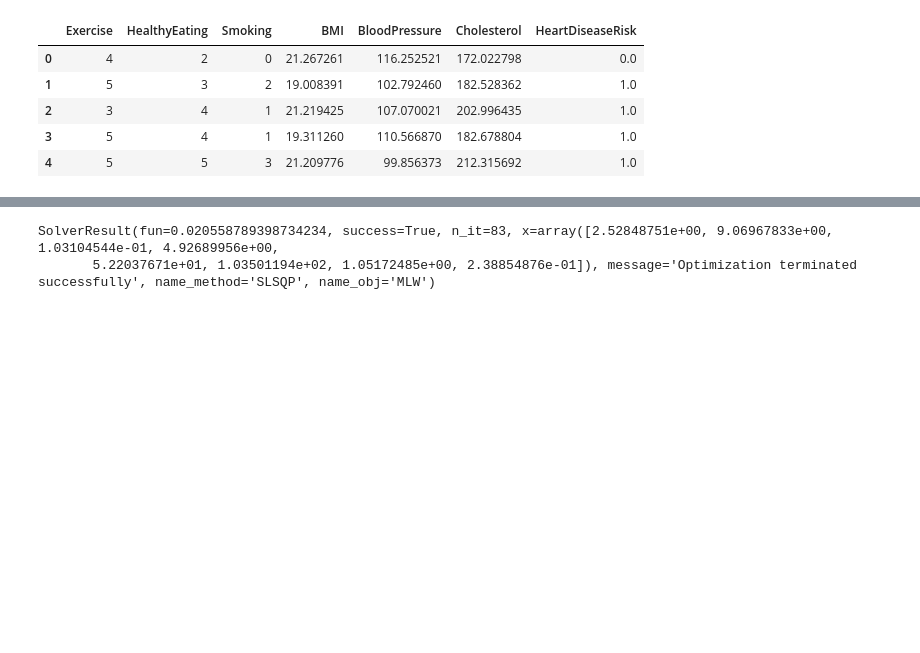
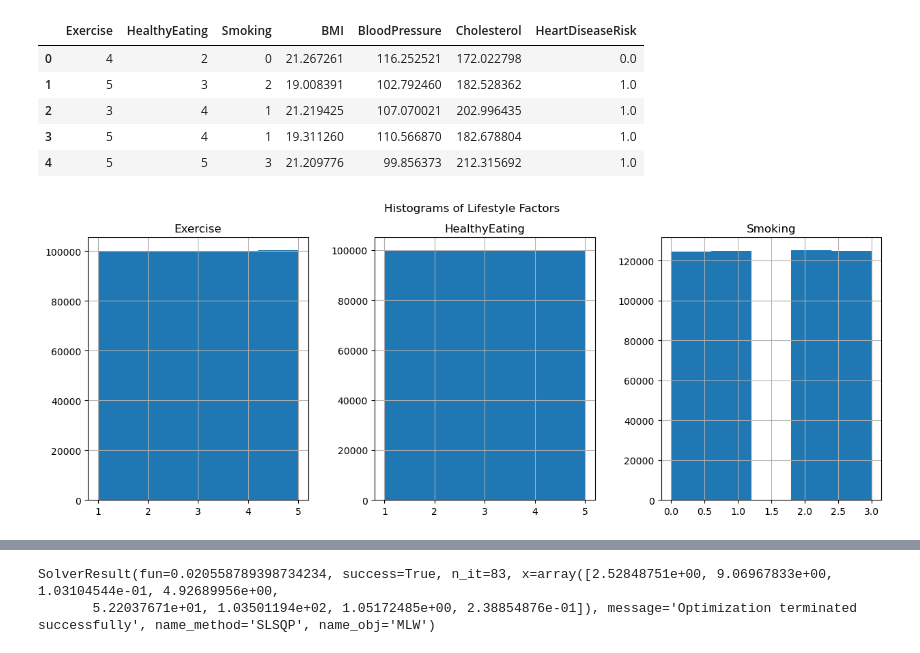
Before and after one commit to jwalluww/Portfolio_Projects, a Jupyter notebook: Quick_Hits/11_Lifestyle_Health_SEM.ipynb, the cells around one changed output, grey strips where cells are left out. Drawn from its saved outputs; the diff is of its cells as text; code cells hidden in the pictures; blank space fills up the shorter version.

```diff
--- a/Quick_Hits/11_Lifestyle_Health_SEM.ipynb
+++ b/Quick_Hits/11_Lifestyle_Health_SEM.ipynb
@@ -124,3 +141,13 @@ df.head()
 | 2 | 3 | 4 | 1 | 21.219425 | 107.070021 | 202.996435 | 1.0 |
 | 3 | 5 | 4 | 1 | 19.311260 | 110.566870 | 182.678804 | 1.0 |
 | 4 | 5 | 5 | 3 | 21.209776 | 99.856373 | 212.315692 | 1.0 |
+# %%
+# ==================================
+# Visualize Data
+# ==================================
+# Histograms for Exercise, HealthyEating, Smoking
+df[['Exercise', 'HealthyEating', 'Smoking']].hist(bins=5, figsize=(15, 5), layout=(1, 3))
+plt.suptitle('Histograms of Lifestyle Factors')
+plt.show()
+# %% [output]
+[figure, added]
```
Also changed, not shown: parts of 5 cells of this notebook, 1 other file.
